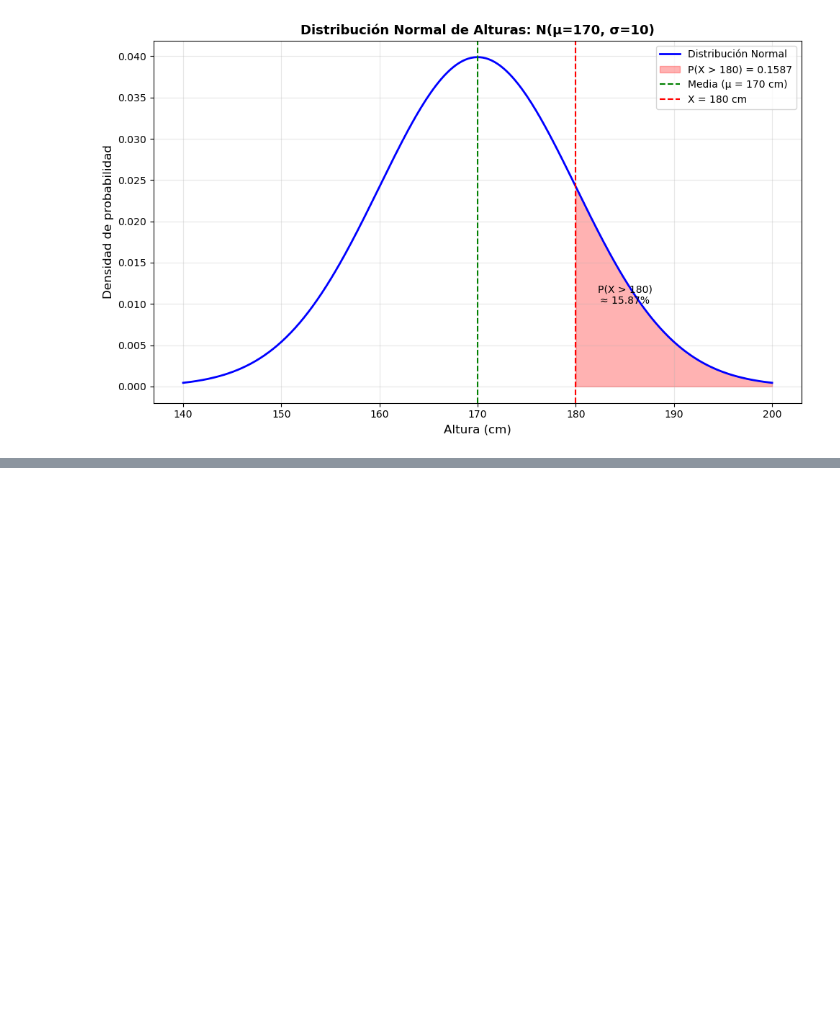
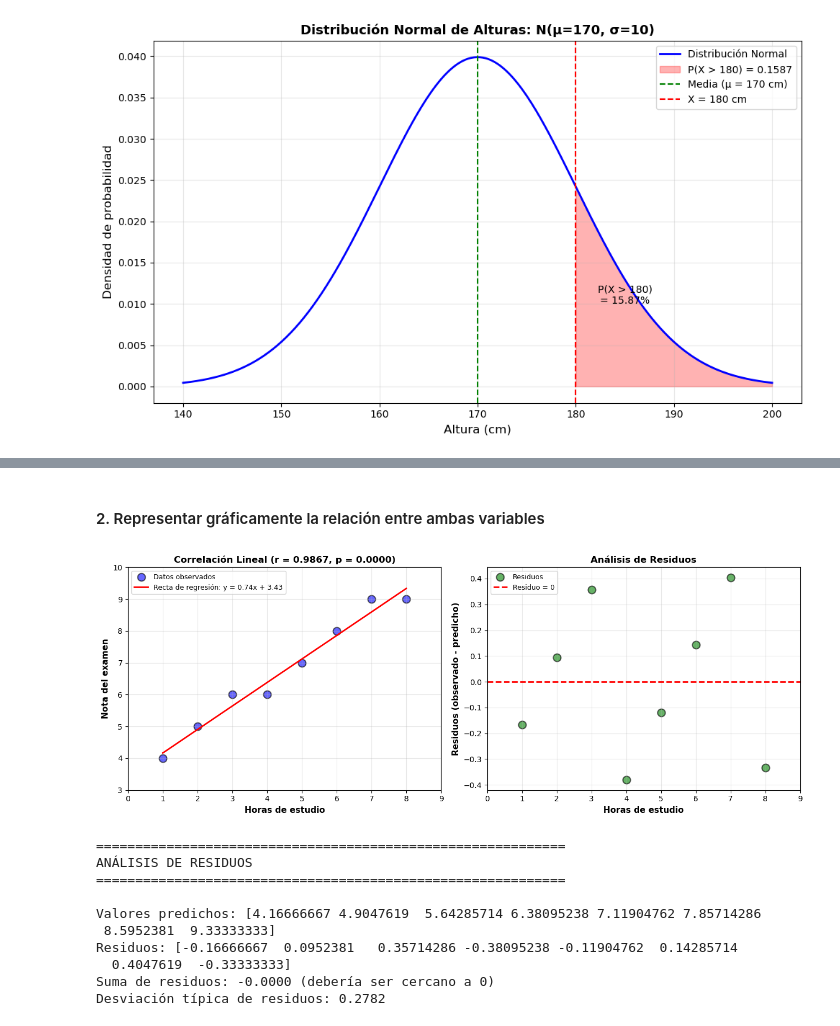
Before and after one commit to Tiago1615/MID_Bloque_3_Trabajo, a Jupyter notebook: Aplicaciones_de_Distribuciones_y_Test_de_análisis/Aplicaciones_de_Distribuciones_y_Test_de_análisis_Santiago_Santana_Martínez.ipynb, the cells around one changed output, grey strips where cells are left out. Drawn from its saved outputs; the diff is of its cells as text; code cells hidden in the pictures; blank space fills up the shorter version.

```diff
--- a/Aplicaciones_de_Distribuciones_y_Test_de_análisis/Aplicaciones_de_Distribuciones_y_Test_de_análisis_Santiago_Santana_Martínez.ipynb
+++ b/Aplicaciones_de_Distribuciones_y_Test_de_análisis/Aplicaciones_de_Distribuciones_y_Test_de_análisis_Santiago_Santana_Martínez.ipynb
@@ -654,0 +764,62 @@ plt.show()
+# %% [markdown]
+#### 2. Representar gráficamente la relación entre ambas variables
+# %%
+# Crear figura con múltiples subgráficas
+fig, axes = plt.subplots(1, 2, figsize=(13, 5))
+
+# Gráfica 1: Diagrama de dispersión con recta de regresión
+ax1 = axes[0]
+ax1.scatter(hours, grades, s=100, color='blue', alpha=0.6, edgecolors='black', linewidth=1.5, label='Datos observados')
+
+# Calcular la recta de regresión
+coefficients = np.polyfit(hours, grades, 1)
+poly = np.poly1d(coefficients)
+x_line = np.linspace(hours.min(), hours.max(), 100)
+y_line = poly(x_line)
+
+ax1.plot(x_line, y_line, 'r-', linewidth=2, label=f'Recta de regresión: y = {coefficients[0]:.2f}x + {coefficients[1]:.2f}')
+ax1.set_xlabel('Horas de estudio', fontsize=11, fontweight='bold')
+ax1.set_ylabel('Nota del examen', fontsize=11, fontweight='bold')
+ax1.set_title(f'Correlación Lineal (r = {r:.4f}, p = {p_value:.4f})', fontsize=12, fontweight='bold')
+ax1.grid(True, alpha=0.3)
+ax1.legend(fontsize=9)
+ax1.set_xlim(0, 9)
+ax1.set_ylim(3, 10)
+
+# Gráfica 2: Residuos (diferencia entre valores observados y predichos)
+ax2 = axes[1]
+y_pred = poly(hours)
+residuos = grades - y_pred
+
+ax2.scatter(hours, residuos, s=100, color='green', alpha=0.6, edgecolors='black', linewidth=1.5, label='Residuos')
+ax2.axhline(y=0, color='red', linestyle='--', linewidth=2, label='Residuo = 0')
+ax2.set_xlabel('Horas de estudio', fontsize=11, fontweight='bold')
+ax2.set_ylabel('Residuos (observado - predicho)', fontsize=11, fontweight='bold')
+ax2.set_title('Análisis de Residuos', fontsize=12, fontweight='bold')
+ax2.grid(True, alpha=0.3)
+ax2.legend(fontsize=9)
+ax2.set_xlim(0, 9)
+
+plt.tight_layout()
+plt.show()
+
+# Análisis de residuos
+print("\n" + "="*60)
+print("ANÁLISIS DE RESIDUOS")
+print("="*60)
+print(f"\nValores predichos: {y_pred}")
+print(f"Residuos: {residuos}")
+print(f"Suma de residuos: {np.sum(residuos):.4f} (debería ser cercano a 0)")
+print(f"Desviación típica de residuos: {np.std(residuos):.4f}")
+# %% [output]
+[figure, added]
+============================================================
+ANÁLISIS DE RESIDUOS
+============================================================
+
+Valores predichos: [4.16666667 4.9047619  5.64285714 6.38095238 7.11904762 7.85714286
+ 8.5952381  9.33333333]
+Residuos: [-0.16666667  0.0952381   0.35714286 -0.38095238 -0.11904762  0.14285714
+  0.4047619  -0.33333333]
+Suma de residuos: -0.0000 (debería ser cercano a 0)
+Desviación típica de residuos: 0.2782
```
Also changed, not shown: parts of 34 cells of this notebook.
